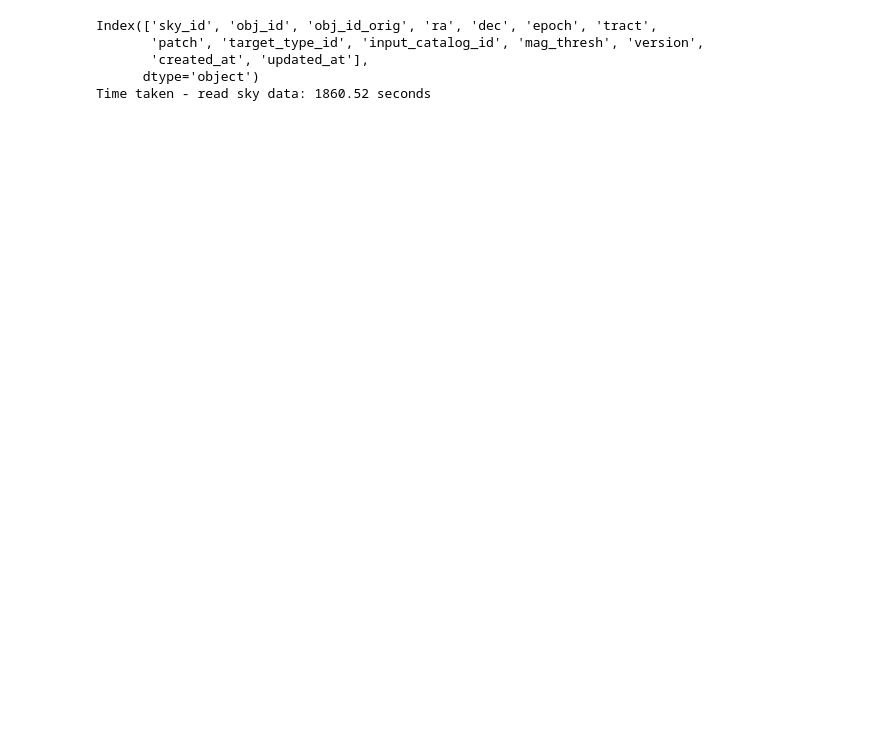
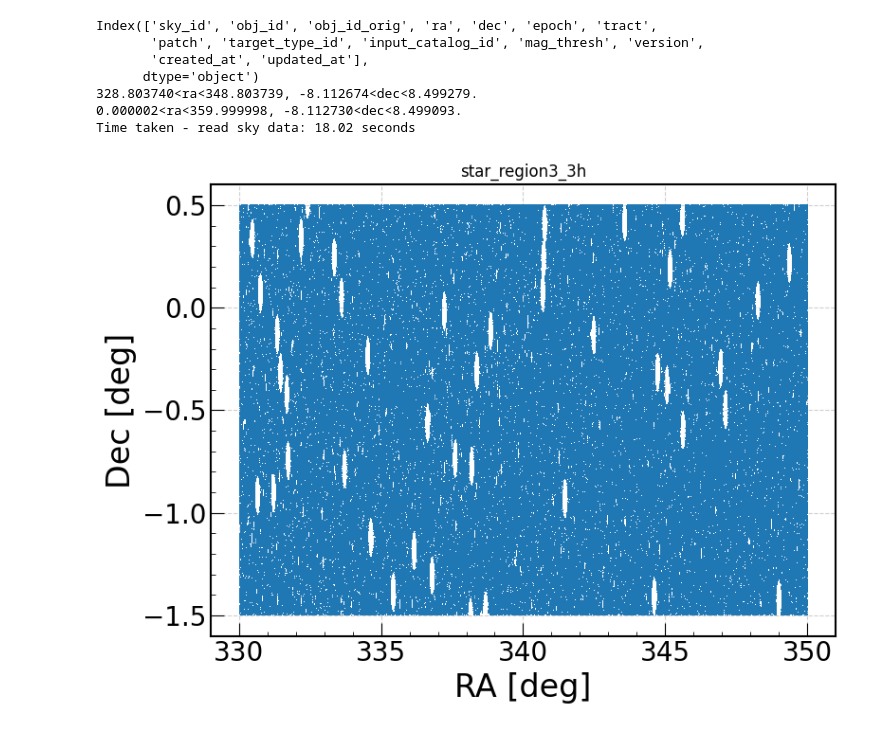
Before and after one commit to jingssrs/pfs_co_fa, a Jupyter notebook: src/preproc_data_calib.ipynb, the cells around one changed output. Drawn from its saved outputs; the diff is of its cells as text; code cells hidden in the pictures; blank space fills up the shorter version.

```diff
--- a/src/preproc_data_calib.ipynb
+++ b/src/preproc_data_calib.ipynb
@@ -88,6 +88,11 @@ def plot_radec(dt, title, save_fig=True, output_dir='../output/figures/'):
 # %%
 # preprocess sky and star data
 calib_data_dir = '/Users/jing/My_Work/Ongoing/NetFlow_PFS_Cosmo/Data/'
+
+# TO-DO: revise the ra, dec region selection code
+id_sky_test = np.array([])
+ra_sky_test = np.array([])
+dec_sky_test = np.array([])
 
 # region 3 of sky data
 t0 = time.time()
@@ -97,7 +102,7 @@ ax.set_xlabel("RA [deg]")
 ax.set_ylabel("DEC [deg]")
 ax.set_title("Sky Region 3")
 
-for i in range(4):
+for i in range(4)[:2]:
     df_sky = read_sky_data(calib_data_dir, 3, i)
     if i == 0: print(df_sky.columns)
 
@@ -108,16 +113,25 @@ for i in range(4):
 
     # mask if there is any
     msk = np.ones(len(id_sky), dtype=bool)
+    # print the ra, dec range
+    print("%f<ra<%f, %f<dec<%f." % (np.min(ra_sky), np.max(ra_sky), np.min(dec_sky), np.max(dec_sky)))
+    msk_test = (ra_sky > 330) & (ra_sky < 350) & (dec_sky > -1.5) & (dec_sky < 0.5)
 
     # get the data table
-    data_table_sky = get_data_table(id_sky[msk], ra_sky[msk], dec_sky[msk], prefix='sky')
+    #data_table_sky = get_data_table(id_sky[msk], ra_sky[msk], dec_sky[msk], prefix='sky')
 
     # write the data
-    write_data(data_table_sky, prefix=f'sky_region3_0000{i}', fmt='fits')
-    write_data(data_table_sky, prefix=f'sky_region3_0000{i}', fmt='ecsv')
+    #write_data(data_table_sky, prefix=f'sky_region3_0000{i}', fmt='fits')
+    #write_data(data_table_sky, prefix=f'sky_region3_0000{i}', fmt='ecsv')
 
     # plot the data
     ax.plot(ra_sky, dec_sky, ",", alpha=1., ls='none')
+
+    # for test run
+    id_sky_test = np.append(id_sky_test, id_sky[msk_test])
+    ra_sky_test = np.append(ra_sky_test, ra_sky[msk_test])
+    dec_sky_test = np.append(dec_sky_test, dec_sky[msk_test])
+
 
 fig.savefig("../output/figures/" + "sky_region3" + "_radec.png")
 plt.close(fig)
@@ -129,7 +143,18 @@ Index(['sky_id', 'obj_id', 'obj_id_orig', 'ra', 'dec', 'epoch', 'tract',
        'patch', 'target_type_id', 'input_catalog_id', 'mag_thresh', 'version',
        'created_at', 'updated_at'],
       dtype='object')
-Time taken - read sky data: 1860.52 seconds
+328.803740<ra<348.803739, -8.112674<dec<8.499279.
+0.000002<ra<359.999998, -8.112730<dec<8.499093.
+Time taken - read sky data: 18.02 seconds
+# %%
+# for test run
+data_table_sky_test = get_data_table(id_sky_test, ra_sky_test, dec_sky_test, prefix='sky')
+
+write_data(data_table_sky_test, prefix=f'sky_region3_3h', fmt='ecsv', output_dir="../data_proc/test/")
+
+plot_radec(data_table_sky_test, title="star_region3_3h", output_dir='../output/figures/')
+# %% [output]
+[figure, added]
 # %%
 # region 3 of star data
 t0 = time.time()
```
Also changed, not shown: parts of 2 cells of this notebook, 8 other files.
